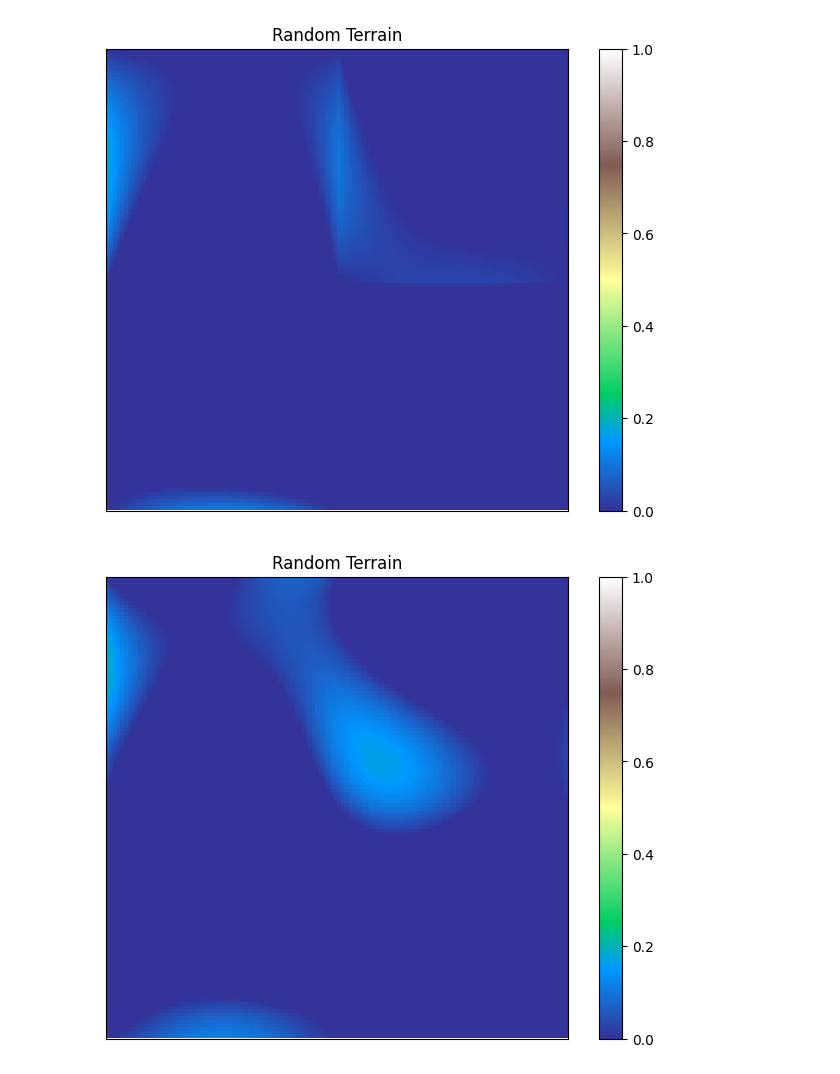
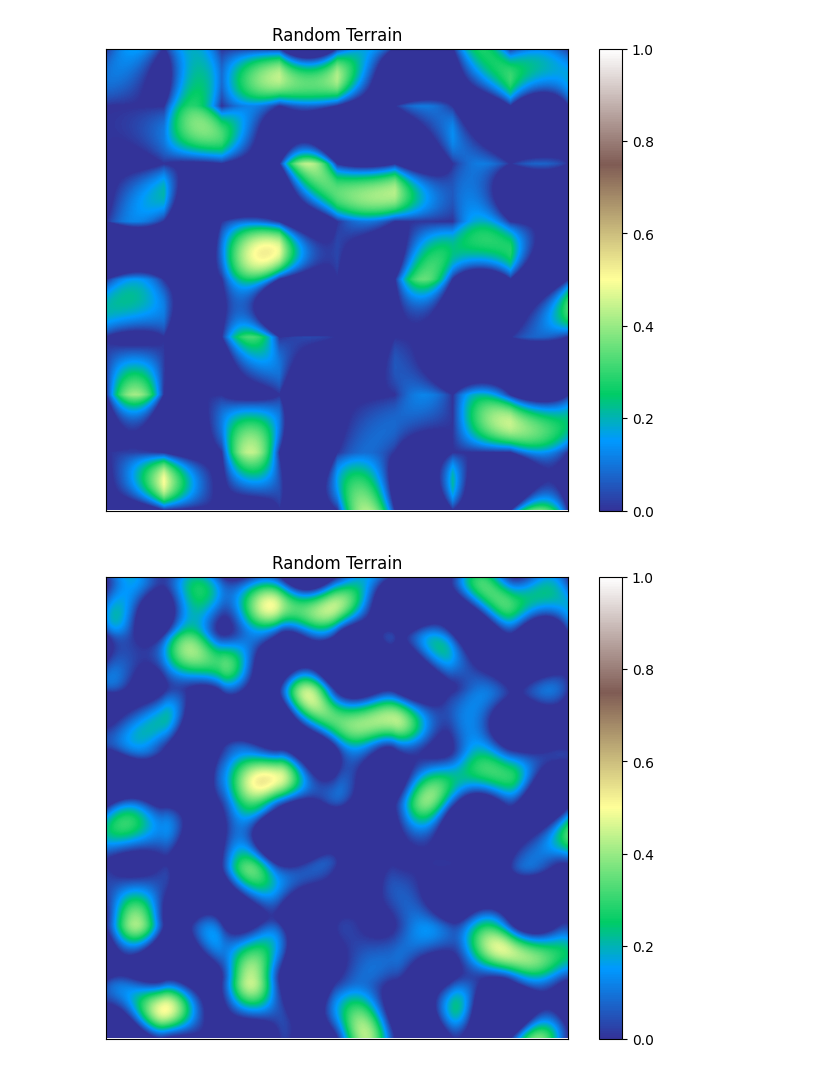
Before and after one commit to parsadaj/random-terrain-generation, a Jupyter notebook: main.ipynb, the cells around one changed output. Drawn from its saved outputs; the diff is of its cells as text; code cells hidden in the pictures.

```diff
--- a/main.ipynb
+++ b/main.ipynb
@@ -86,13 +86,13 @@ def bicubic_interpolation(x, y, g00, g10, g01, g11):
 # %%
 
 # Generate a 256x256 terrain heightmap with a scale factor of 8 using bilinear interpolation
-terrain_bl, terrain_bq = generate_gradient_noise(128, 64)
+terrain_bl, terrain_bq = generate_gradient_noise(1024, 128)
 
 visualize_terrain(terrain_bl)
 visualize_terrain(terrain_bq)
 
-visualize_3d_terrain(terrain_bl, cmap='terrain', elev=45, azim=45)
-visualize_3d_terrain(terrain_bq, cmap='terrain', elev=45, azim=45)
+# visualize_3d_terrain(terrain_bl, cmap='terrain', elev=45, azim=45)
+# visualize_3d_terrain(terrain_bq, cmap='terrain', elev=45, azim=45)
 # %% [output]
-[figure, old version]
+[figure, new version]
-[figure, old version]
+[figure, new version]
```
Also changed, not shown: parts of 7 cells of this notebook.
